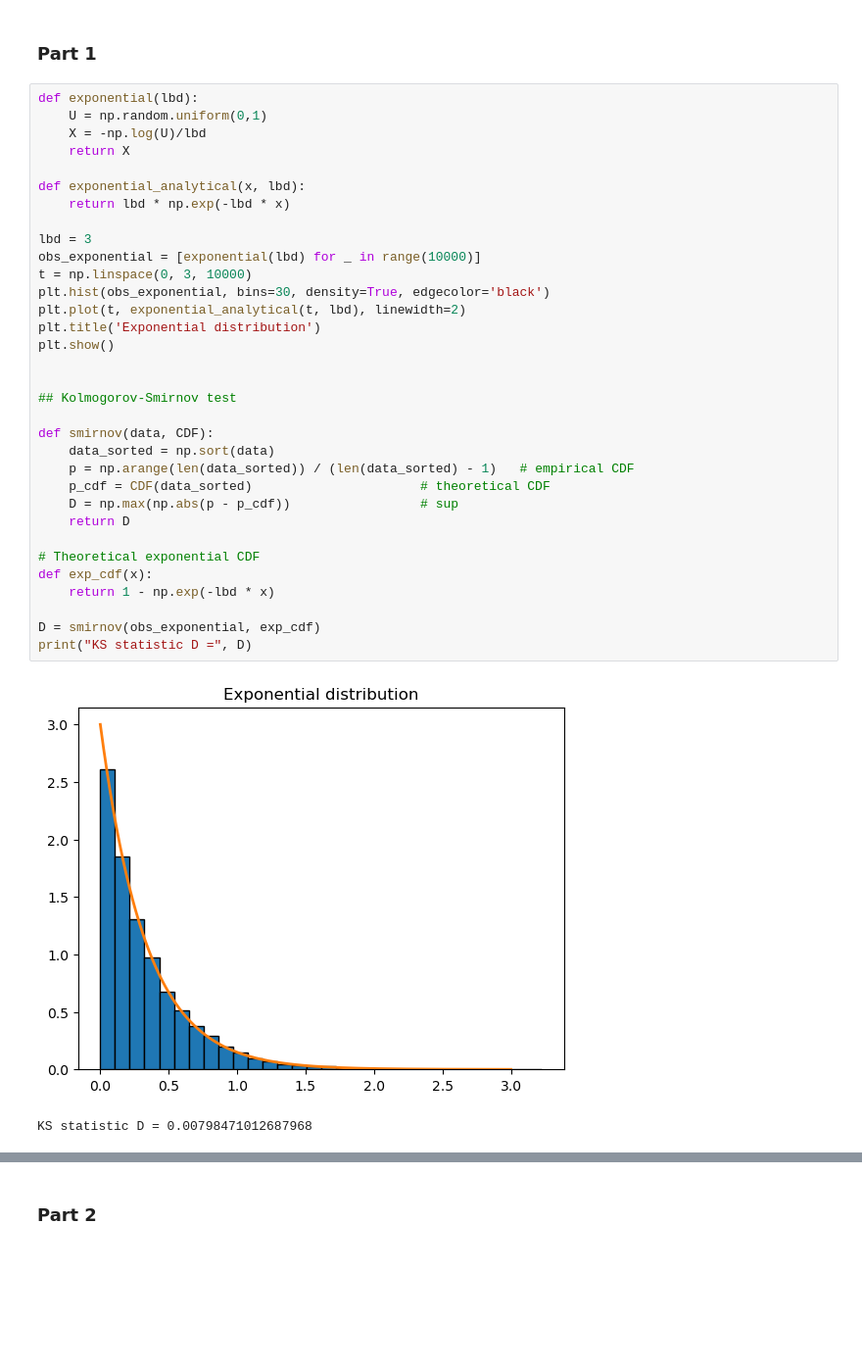
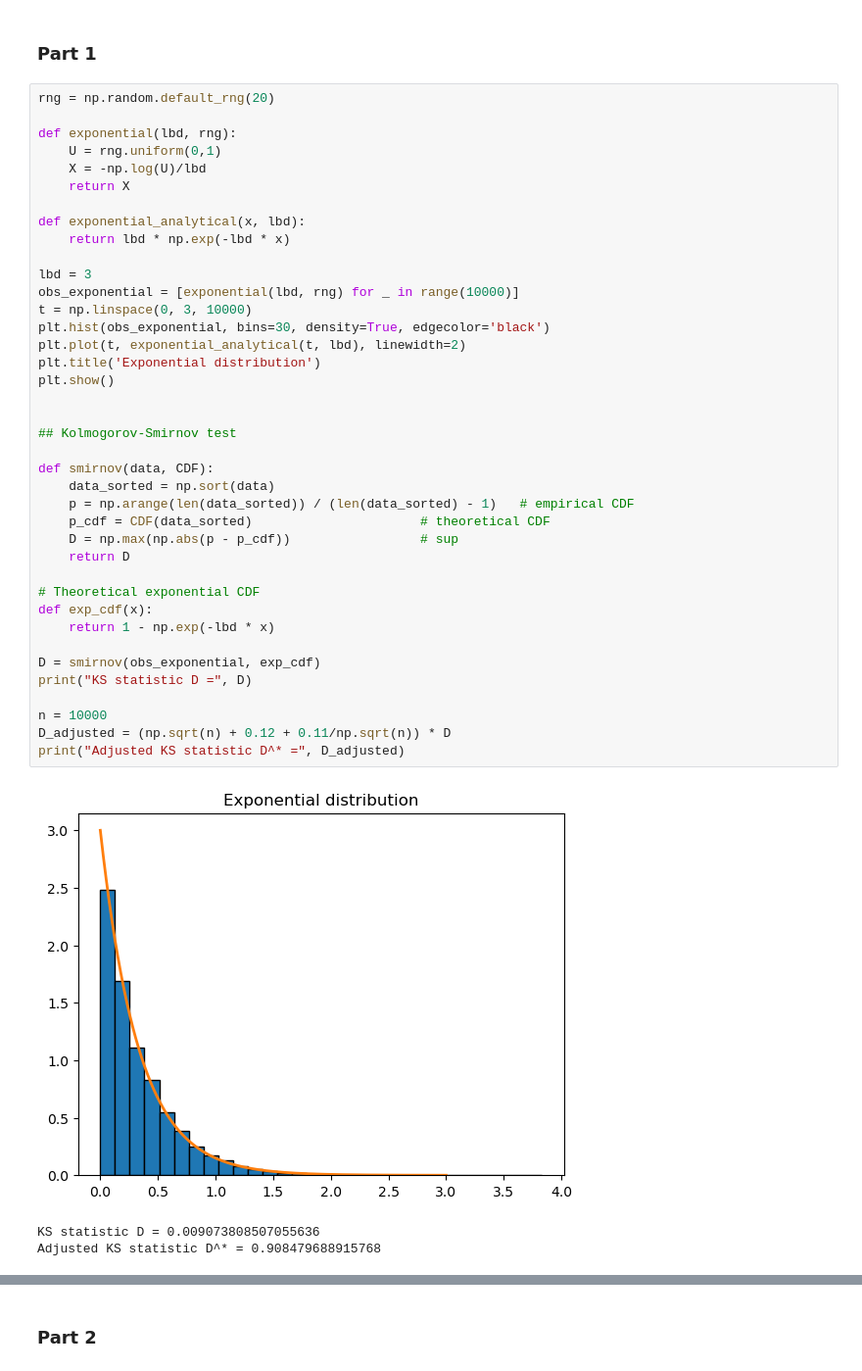
Before and after one commit to s224399/Stoc_sim_2k26, a Jupyter notebook: Exercises(week_1)/Hand_in/Excercise3.ipynb, the cells around one changed output, grey strips where cells are left out. Shown at 98% size. Drawn from its saved outputs; the diff is of its cells as text; blank space fills up the shorter version.

```diff
--- a/Exercises(week_1)/Hand_in/Excercise3.ipynb
+++ b/Exercises(week_1)/Hand_in/Excercise3.ipynb
@@ -10,39 +10,46 @@ rng = np.random.default_rng(seed=seed)
 # %% [markdown]
 ### Part 1
 # %%
-def exponential(lbd):
-    U = np.random.uniform(0,1)
+rng = np.random.default_rng(20)
+
+def exponential(lbd, rng):
+    U = rng.uniform(0,1)
     X = -np.log(U)/lbd
     return X
 
 def exponential_analytical(x, lbd):
     return lbd * np.exp(-lbd * x)
 
 lbd = 3
-obs_exponential = [exponential(lbd) for _ in range(10000)]
+obs_exponential = [exponential(lbd, rng) for _ in range(10000)]
 t = np.linspace(0, 3, 10000)
 plt.hist(obs_exponential, bins=30, density=True, edgecolor='black')
 plt.plot(t, exponential_analytical(t, lbd), linewidth=2)
 plt.title('Exponential distribution')
 plt.show()
 
 
 ## Kolmogorov-Smirnov test
 
 def smirnov(data, CDF):
     data_sorted = np.sort(data)
     p = np.arange(len(data_sorted)) / (len(data_sorted) - 1)   # empirical CDF
     p_cdf = CDF(data_sorted)                      # theoretical CDF
     D = np.max(np.abs(p - p_cdf))                 # sup
     return D
 
 # Theoretical exponential CDF
 def exp_cdf(x):
     return 1 - np.exp(-lbd * x)
 
 D = smirnov(obs_exponential, exp_cdf)
 print("KS statistic D =", D)
+
+n = 10000
+D_adjusted = (np.sqrt(n) + 0.12 + 0.11/np.sqrt(n)) * D
+print("Adjusted KS statistic D^* =", D_adjusted)
 # %% [output]
-[figure, old version]
+[figure, new version]
-KS statistic D = 0.00798471012687968
+KS statistic D = 0.009073808507055636
+Adjusted KS statistic D^* = 0.908479688915768
 # %%
```
Also changed, not shown: parts of 3 cells of this notebook.
